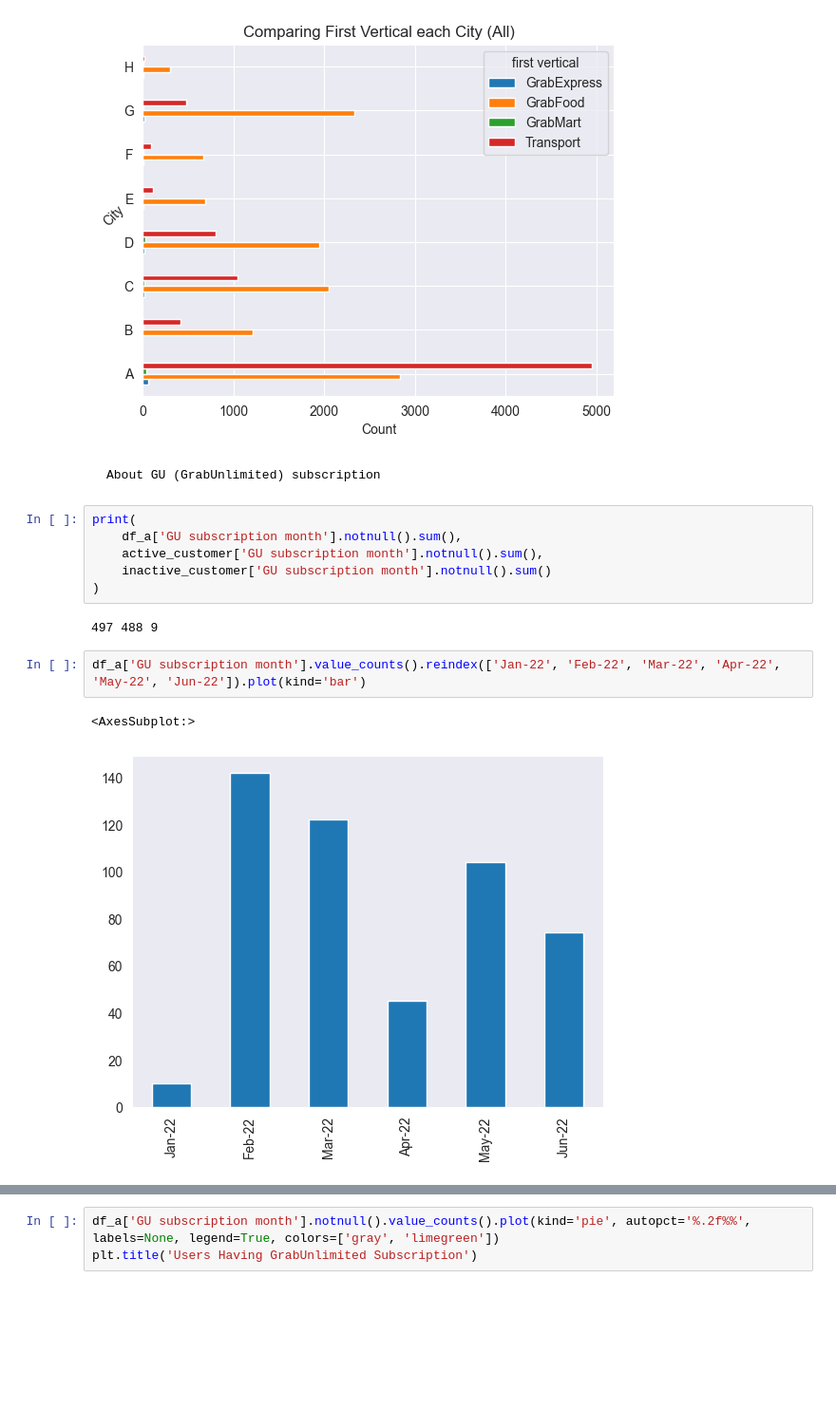
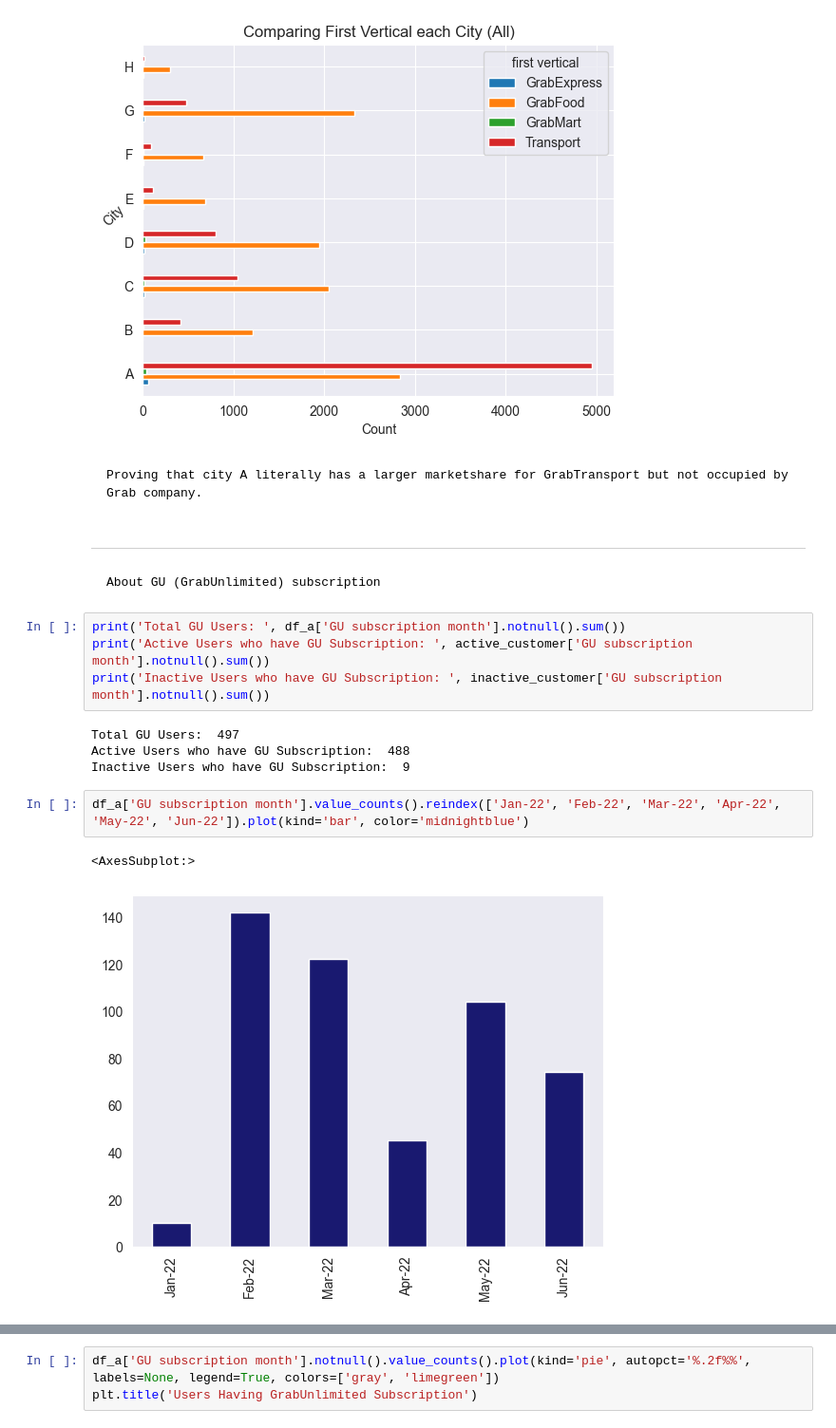
Before and after one commit to Patcharanat/GrabSpark-Data-Analytics-for-Business-Use-Cases, a Jupyter notebook: Grab_case_notebook.ipynb, the cells around one changed output, grey strips where cells are left out. Shown at 95% size. Saved outputs shown, nothing was run; the diff lists cells and outputs as text; blank space fills up the shorter version.

```diff
--- a/Grab_case_notebook.ipynb
+++ b/Grab_case_notebook.ipynb
@@ -379,18 +380,22 @@ plt.title('Comparing First Vertical each City (All)')
 # %% [output]
 Text(0.5, 1.0, 'Comparing First Vertical each City (All)')
 [figure]
+# %% [markdown]
+    Proving that city A literally has a larger marketshare for GrabTransport but not occupied by Grab company.
+# %% [markdown]
+---
 # %% [markdown]
     About GU (GrabUnlimited) subscription
 # %%
-print(
-    df_a['GU subscription month'].notnull().sum(),
-    active_customer['GU subscription month'].notnull().sum(),
-    inactive_customer['GU subscription month'].notnull().sum()
-)
+print('Total GU Users: ', df_a['GU subscription month'].notnull().sum())
+print('Active Users who have GU Subscription: ', active_customer['GU subscription month'].notnull().sum())
+print('Inactive Users who have GU Subscription: ', inactive_customer['GU subscription month'].notnull().sum())
 # %% [output]
-497 488 9
+Total GU Users:  497
+Active Users who have GU Subscription:  488
+Inactive Users who have GU Subscription:  9
 # %%
-df_a['GU subscription month'].value_counts().reindex(['Jan-22', 'Feb-22', 'Mar-22', 'Apr-22', 'May-22', 'Jun-22']).plot(kind='bar')
+df_a['GU subscription month'].value_counts().reindex(['Jan-22', 'Feb-22', 'Mar-22', 'Apr-22', 'May-22', 'Jun-22']).plot(kind='bar', color='midnightblue')
 # %% [output]
 <AxesSubplot:>
-[figure, old version]
+[figure, new version]
```
Also changed, not shown: parts of 32 cells of this notebook.
